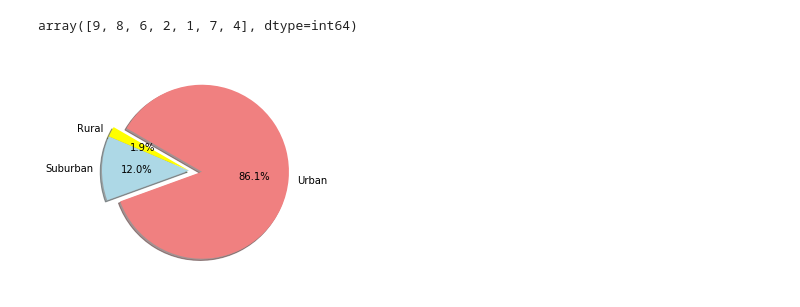
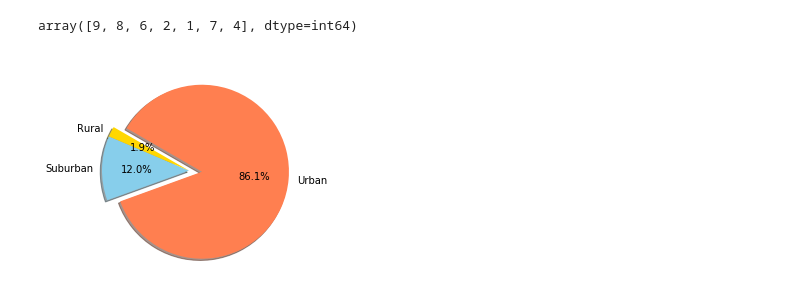
Before and after one commit to ngb1/HW5-Matplotlib, a Jupyter notebook: pyber_progress.ipynb, the cells around one changed output. Drawn from its saved outputs; the diff is of its cells as text; code cells hidden in the pictures.

Commit message:
updated colors

```diff
--- a/pyber_progress.ipynb
+++ b/pyber_progress.ipynb
@@ -179,32 +179,32 @@ array([9, 8, 6, 2, 1, 7, 4], dtype=int64)
 # %%
 # Calculate Driver Percents
 driver_urban = combined_df["driver_count"].loc[combined_df["type"] == "Urban"].unique().sum()
 driver_suburban = combined_df["driver_count"].loc[combined_df["type"] == "Suburban"].unique().sum()
 driver_rural = combined_df["driver_count"].loc[combined_df["type"] == "Rural"].unique().sum()
 
 # Build Pie Chart
 
 # Calculate Type Percents
 
 # Labels for the sections of our pie chart
 labels = ["Urban", "Suburban", "Rural"]
 
 # The values of each section of the pie chart
 sizes = [driver_urban, driver_suburban, driver_rural]
 
 # The colors of each section of the pie chart
-colors = ["lightcoral", "lightblue", "yellow"]
+colors = ["coral", "skyblue", "gold"]
 
 # Tells matplotlib to seperate the "Python" section from the others
 explode = (0.15, 0, 0)
 
 plt.pie(sizes, explode=explode, labels=labels, colors=colors, autopct="%1.1f%%", \
         shadow=True, startangle=150, counterclock=False)
 #plt.set_aspect(aspect = "auto")
 # Save Figure
 plt.savefig("../Images/Total_Drivers_Type_Pies.png")
 # %% [output]
-[figure, old version]
+[figure, new version]
 # %%
 # Show Figure
 plt.show()
```
Also changed, not shown: parts of 3 cells of this notebook, 4 other files.
